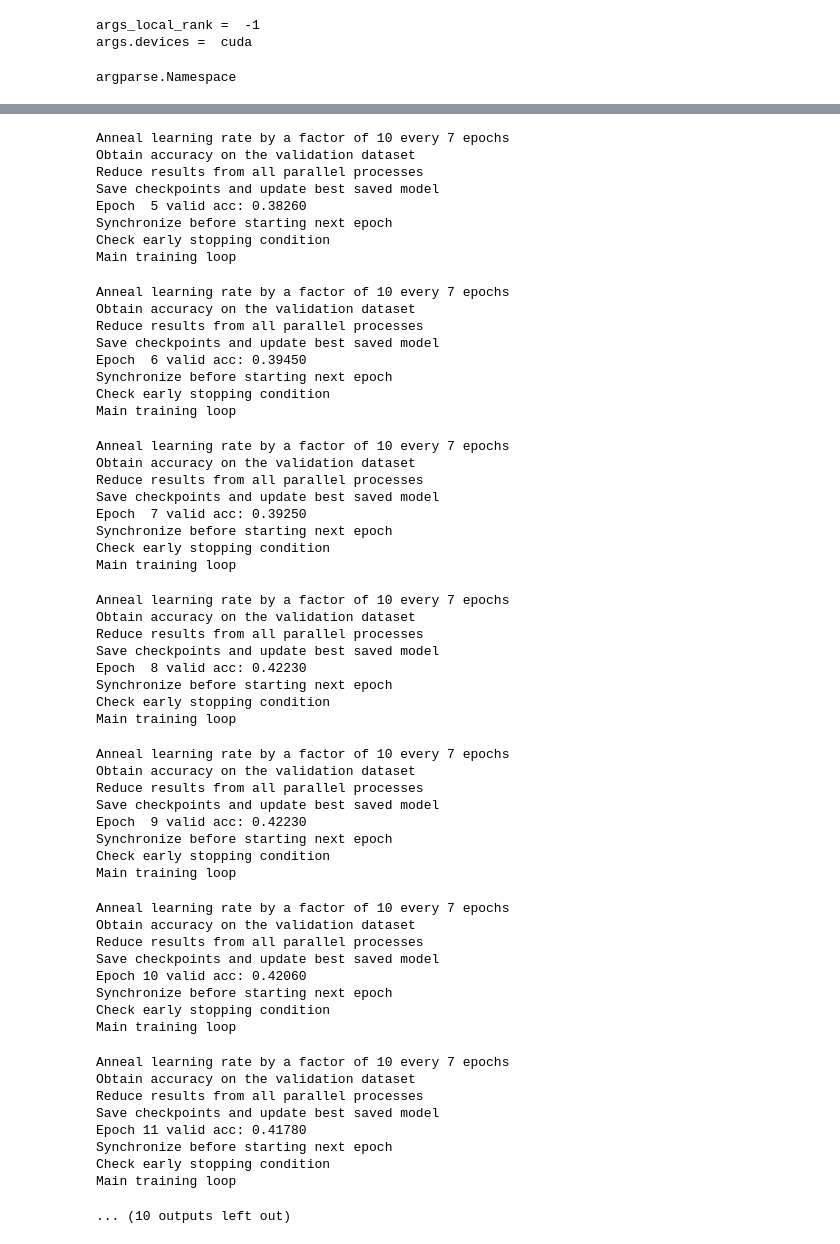
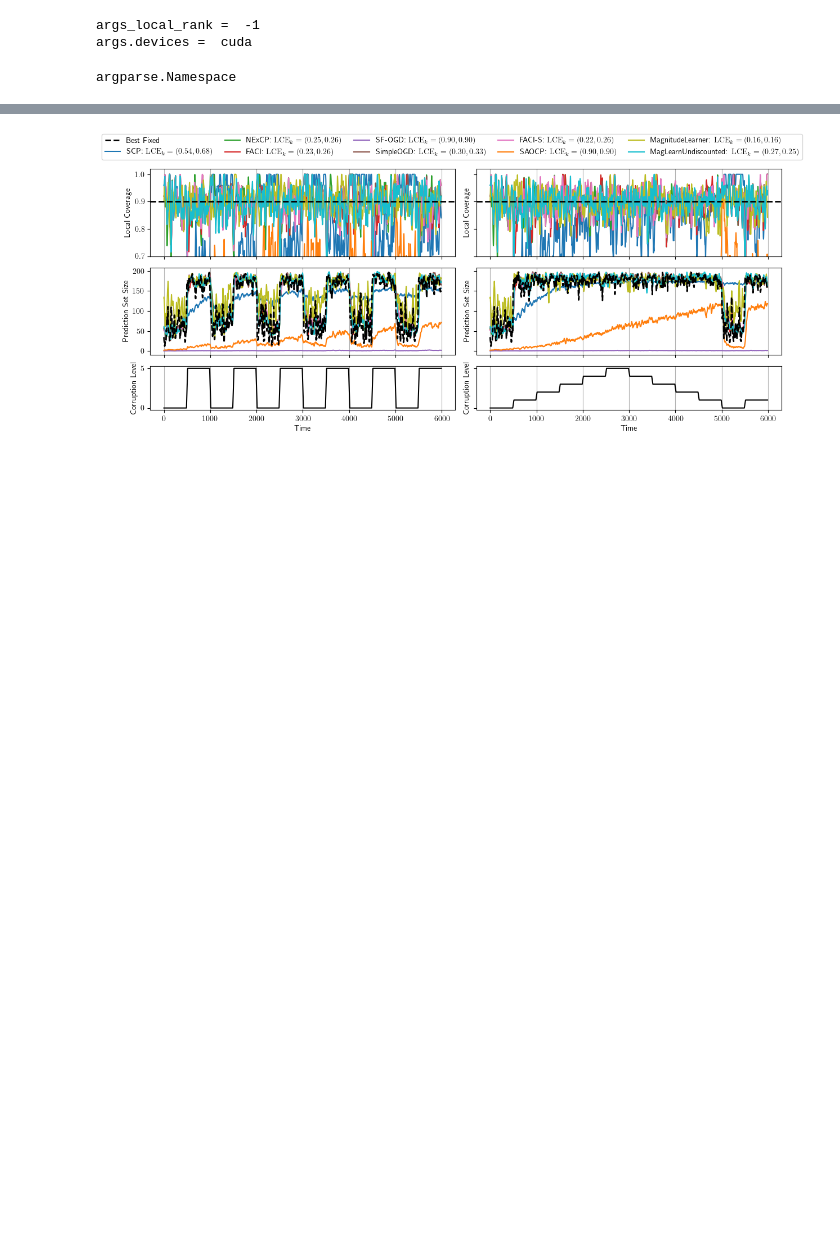
Before and after one commit to ComputationalRobotics/discounted-adaptive, a Jupyter notebook: vision_TinyImageNet.ipynb, the cells around one changed output, grey strips where cells are left out. Saved outputs shown, nothing was run; the diff lists cells and outputs as text; code cells hidden in the pictures; blank space fills up the shorter version.

```diff
--- a/vision_TinyImageNet.ipynb
+++ b/vision_TinyImageNet.ipynb
@@ -324,8 +324,8 @@ def t_to_sev(t, window, run_length=500, schedule=None):
 # Train the model, save its logits on all the corrupted test datasets, and do temperature scaling
 print("Train the model, save its logits on all the corrupted test datasets, and do temperature scaling")
 args = parse_args()
-if args.dataset != "ImageNet":
-# if not finished(args) and args.dataset != "ImageNet":
+# if args.dataset != "ImageNet":
+if not finished(args) and args.dataset != "ImageNet":
     print("Training models")
     train(args)
     print("Finished training")
@@ -360,9 +360,10 @@ if args.local_rank in [-1, 0]:
     # Initialize conformal prediction methods, along with accumulators for results
     print("Initialize conformal prediction methods, along with accumulators for results")
     lmbda, k_reg, n_class = raps_params(args.dataset)
-    D = 1 + lmbda * np.sqrt(n_class - k_reg)
-    # methods = [SplitConformal, NExConformal, FACI, ScaleFreeOGD, FACI_S, SAOCP, MagnitudeLearner, MagLearnUndiscounted]
-    methods = [ScaleFreeOGD, SimpleOGD, MagnitudeLearner, MagLearnUndiscounted]
+    D_old = 1 + lmbda * np.sqrt(n_class - k_reg)
+    D = 0.001*D_old
+    methods = [SplitConformal, NExConformal, FACI, ScaleFreeOGD, SimpleOGD, FACI_S, SAOCP, MagnitudeLearner, MagLearnUndiscounted]
+    #methods = [ScaleFreeOGD, SimpleOGD, MagnitudeLearner, MagLearnUndiscounted]
     label2err = defaultdict(list)
     plt.rcParams["text.usetex"] = True
     h = 5 + 0.5 * (len(methods) > 5)
@@ -476,7 +477,7 @@ if args.local_rank in [-1, 0]:
     fig.legend(lines, labels, loc="upper center", ncols=ncols, fontsize=10, columnspacing=1.5)
     figdir = os.path.join(os.path.dirname(os.path.abspath(__file__)), "figures")
     os.makedirs(figdir, exist_ok=True)
-    fig.savefig(os.path.join(figdir, f"{args.dataset}.pdf"))
+    fig.savefig(os.path.join(figdir, f"{args.dataset}_{round(D/D_old,3)}D.pdf"))
 # %% [output]
 Train the model, save its logits on all the corrupted test datasets, and do temperature scaling
 args_local_rank =  -1
@@ -523,57 +511 @@ Main training loop
-Anneal learning rate by a factor of 10 every 7 epochs
-Obtain accuracy on the validation dataset
-Reduce results from all parallel processes
-Save checkpoints and update best saved model
-Epoch  5 valid acc: 0.38260
-Synchronize before starting next epoch
-Check early stopping condition
-Main training loop
-Anneal learning rate by a factor of 10 every 7 epochs
-Obtain accuracy on the validation dataset
-Reduce results from all parallel processes
-Save checkpoints and update best saved model
-Epoch  6 valid acc: 0.39450
-Synchronize before starting next epoch
-Check early stopping condition
-Main training loop
-Anneal learning rate by a factor of 10 every 7 epochs
-Obtain accuracy on the validation dataset
-Reduce results from all parallel processes
-Save checkpoints and update best saved model
-Epoch  7 valid acc: 0.39250
-Synchronize before starting next epoch
-Check early stopping condition
-Main training loop
-Anneal learning rate by a factor of 10 every 7 epochs
-Obtain accuracy on the validation dataset
-Reduce results from all parallel processes
-Save checkpoints and update best saved model
-Epoch  8 valid acc: 0.42230
-Synchronize before starting next epoch
-Check early stopping condition
-Main training loop
-Anneal learning rate by a factor of 10 every 7 epochs
-Obtain accuracy on the validation dataset
-Reduce results from all parallel processes
-Save checkpoints and update best saved model
-Epoch  9 valid acc: 0.42230
-Synchronize before starting next epoch
-Check early stopping condition
-Main training loop
-Anneal learning rate by a factor of 10 every 7 epochs
-Obtain accuracy on the validation dataset
-Reduce results from all parallel processes
-Save checkpoints and update best saved model
-Epoch 10 valid acc: 0.42060
-Synchronize before starting next epoch
-Check early stopping condition
-Main training loop
-Anneal learning rate by a factor of 10 every 7 epochs
-Obtain accuracy on the validation dataset
-Reduce results from all parallel processes
-Save checkpoints and update best saved model
-Epoch 11 valid acc: 0.41780
-Synchronize before starting next epoch
-Check early stopping condition
-Main training loop
-... (10 outputs left out)
+[figure, added]
```
Also changed, not shown: parts of 1 cell of this notebook, 6 other files.
